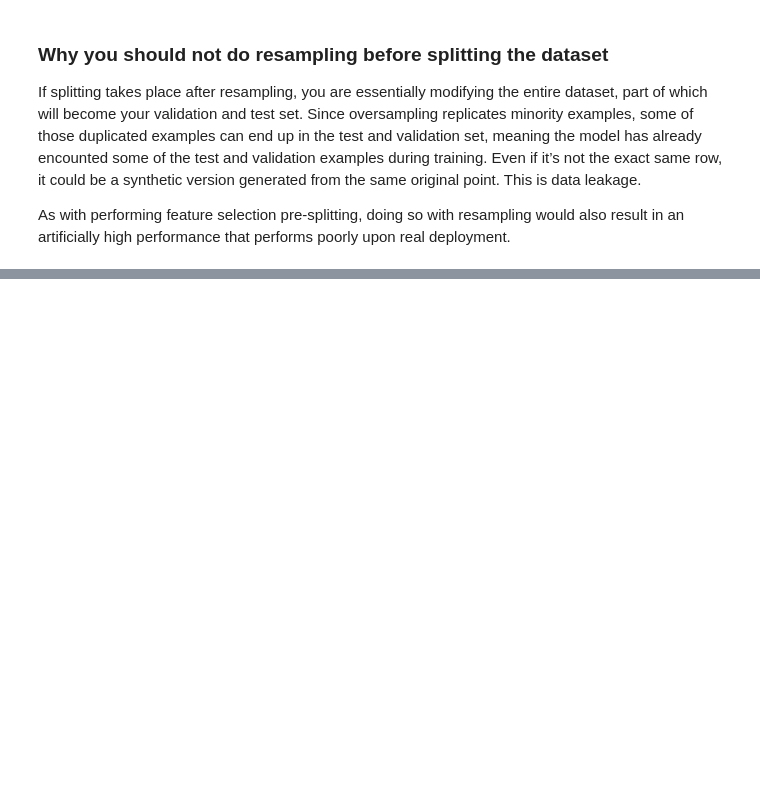
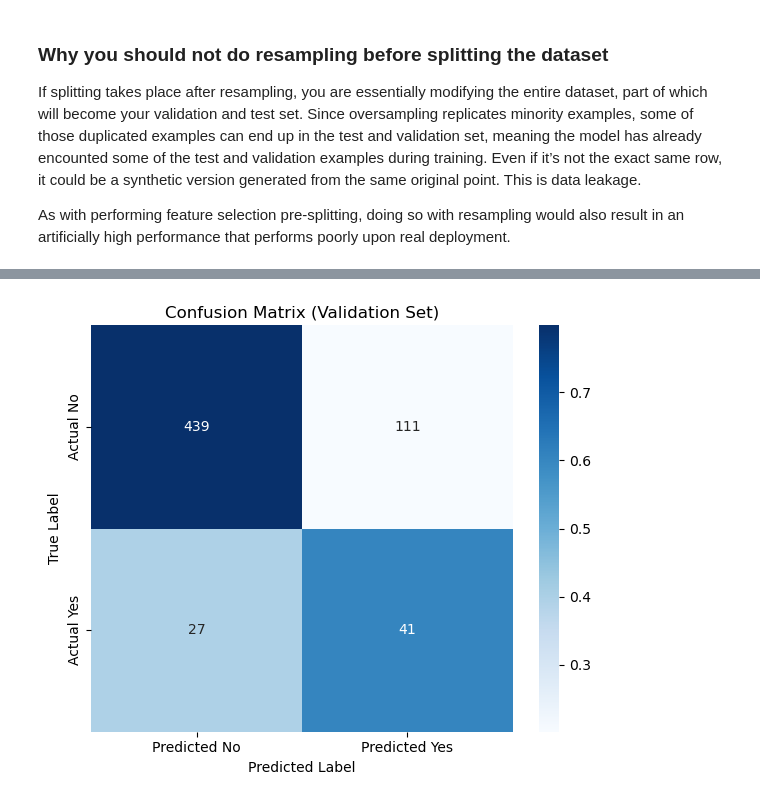
Before and after one commit to lamamoucattashieu/ML-fundamentals-2026, a Jupyter notebook: assignment1_lama_moucattash.ipynb, the cells around one changed output, grey strips where cells are left out. Drawn from its saved outputs; the diff is of its cells as text; code cells hidden in the pictures; blank space fills up the shorter version.

Commit message:
Task 9: Training a logistic regression model

```diff
--- a/assignment1_lama_moucattash.ipynb
+++ b/assignment1_lama_moucattash.ipynb
@@ -784,0 +787,6 @@ Moreover, based on the particular use case and priorities of the company, the F1
+# %%
+# train logistic regression
+from sklearn.linear_model import LogisticRegression
+
+lr_model = LogisticRegression(max_iter=1000, random_state=42)
+lr_model.fit(X_train_res, y_train_res)
@@ -784,0 +795,3 @@ Moreover, based on the particular use case and priorities of the company, the F1
+# %%
+# predicting on validation set
+y_val_pred = lr_model.predict(X_val)
@@ -784,0 +828,30 @@ Moreover, based on the particular use case and priorities of the company, the F1
+# %%
+# confusion matrix
+
+import matplotlib.pyplot as plt
+import seaborn as sns
+from sklearn.metrics import confusion_matrix
+
+# Compute confusion matrix
+cm = confusion_matrix(y_val, y_val_pred, labels=["no", "yes"])
+
+# Normalize for proportions
+cm_norm = cm / cm.sum(axis=1, keepdims=True)
+
+plt.figure(figsize=(6, 5))
+sns.heatmap(
+    cm_norm,
+    annot=cm,
+    fmt="d",
+    cmap="Blues",
+    xticklabels=["Predicted No", "Predicted Yes"],
+    yticklabels=["Actual No", "Actual Yes"]
+)
+
+plt.title("Confusion Matrix (Validation Set)")
+plt.ylabel("True Label")
+plt.xlabel("Predicted Label")
+plt.tight_layout()
+plt.show()
+# %% [output]
+[figure, added]
```
Also changed, not shown: parts of 7 cells of this notebook.
